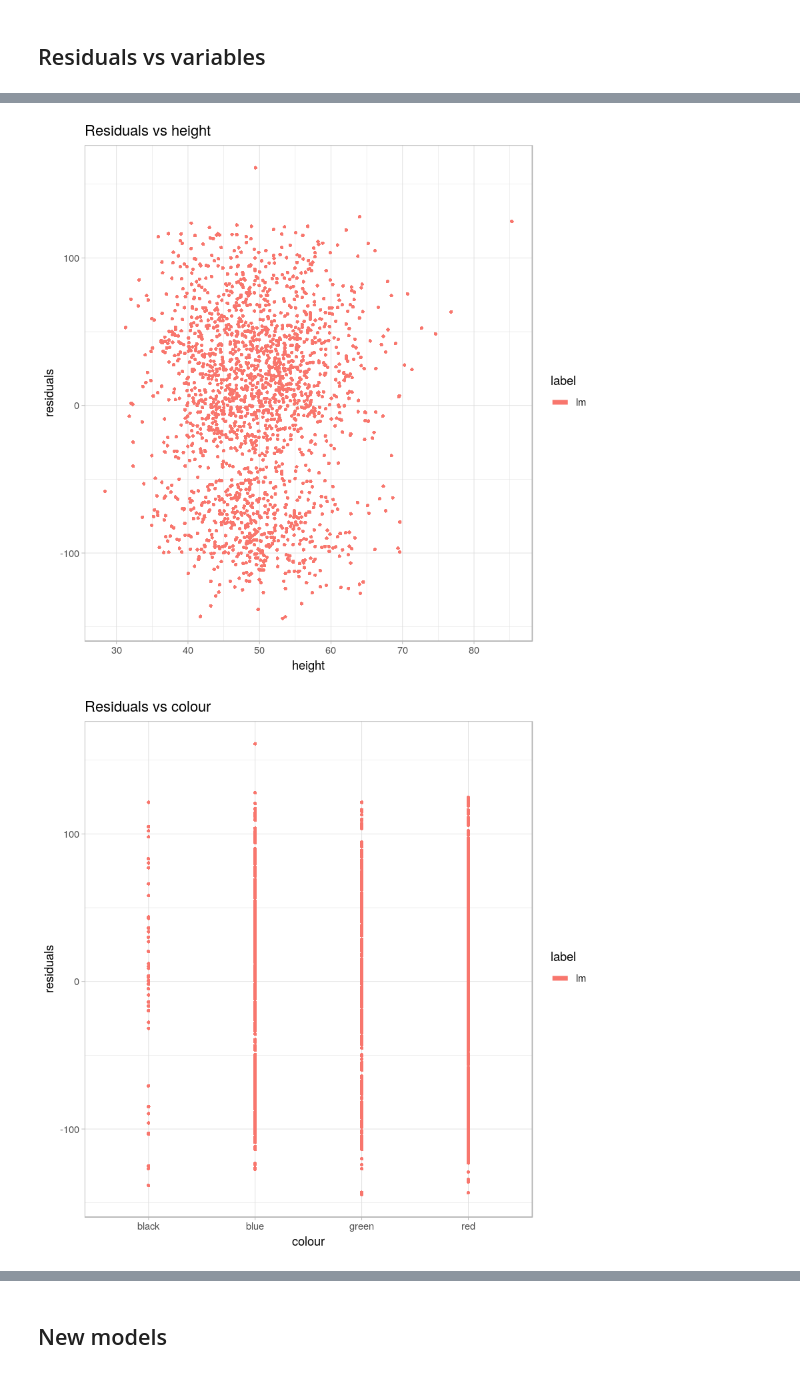
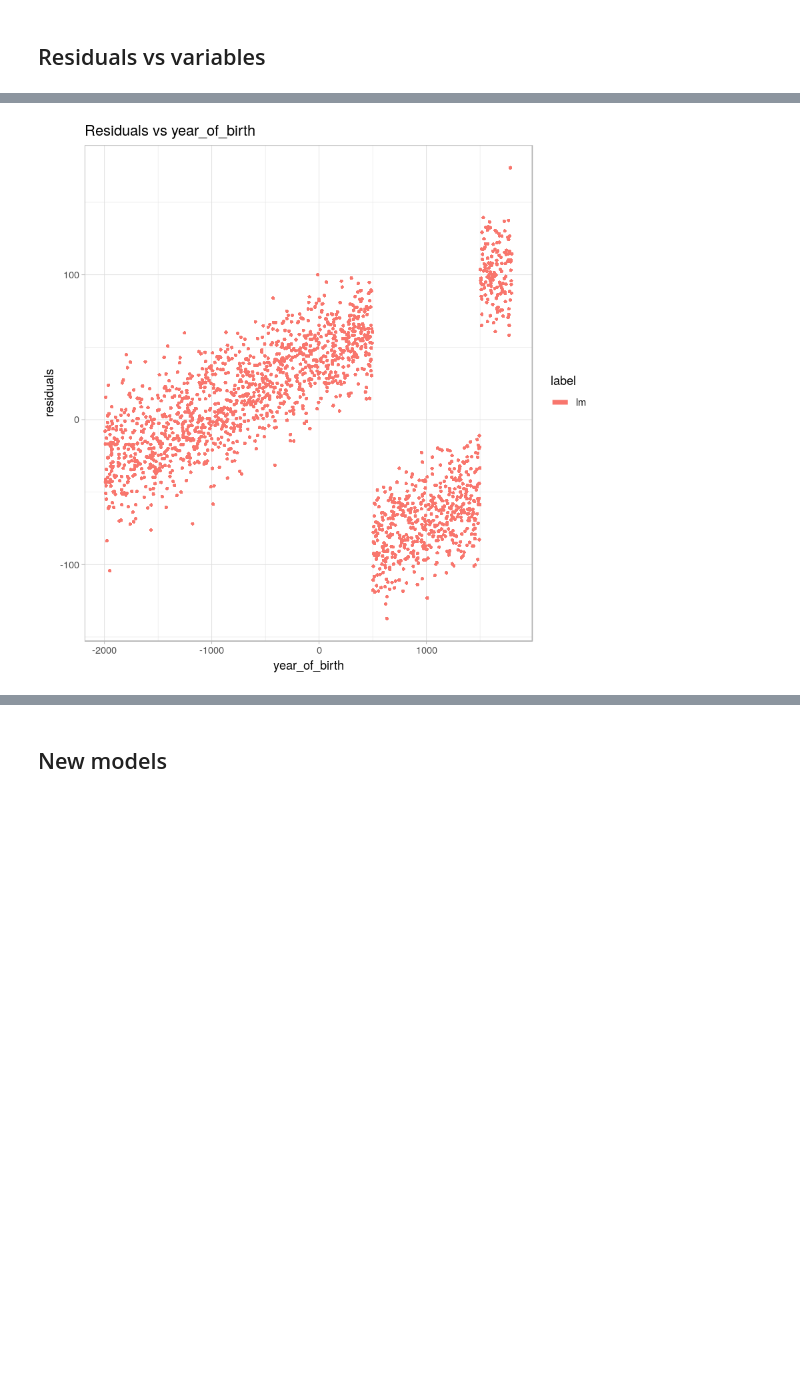
Before and after one commit to karabanb/auditor, a Jupyter notebook: jupyter-notebooks/Untitled.ipynb, the cells around one changed output, grey strips where cells are left out. Saved outputs shown, nothing was run; the diff lists cells and outputs as text; code cells hidden in the pictures; blank space fills up the shorter version.

```diff
--- a/jupyter-notebooks/Untitled.ipynb
+++ b/jupyter-notebooks/Untitled.ipynb
@@ -163,9 +114,8 @@ The above plot shows the bimodal distribution of the linear model residuals. Let
 # %%
-plotResidual(lm_audit, variable = 'height')
-plotResidual(lm_audit, variable = 'colour')
+# plotResidual(lm_audit, variable = 'height')
+# plotResidual(lm_audit, variable = 'colour')
 plotResidual(lm_audit, variable = 'year_of_birth')
-plotResidual(lm_audit, variable = 'year_of_discovery')
-plotResidual(lm_audit, variable = 'scars')
+# plotResidual(lm_audit, variable = 'year_of_discovery')
+# plotResidual(lm_audit, variable = 'scars')
 # %% [output]
-[figure, old version]
+[figure, new version]
-[figure, removed]
```
Also changed, not shown: parts of 47 cells of this notebook.
